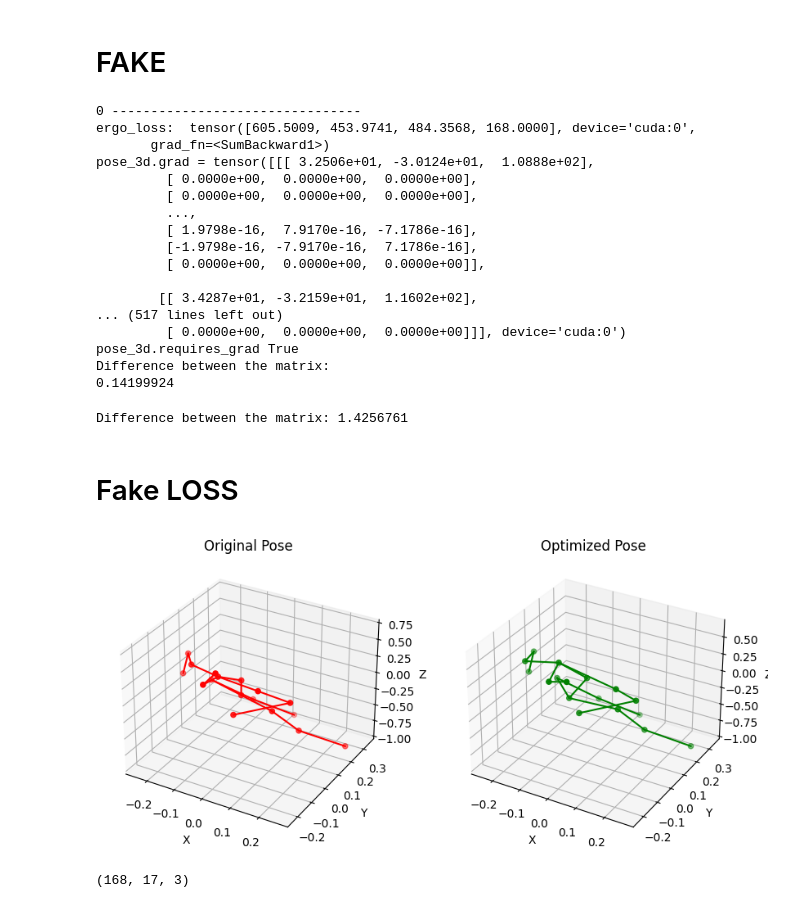
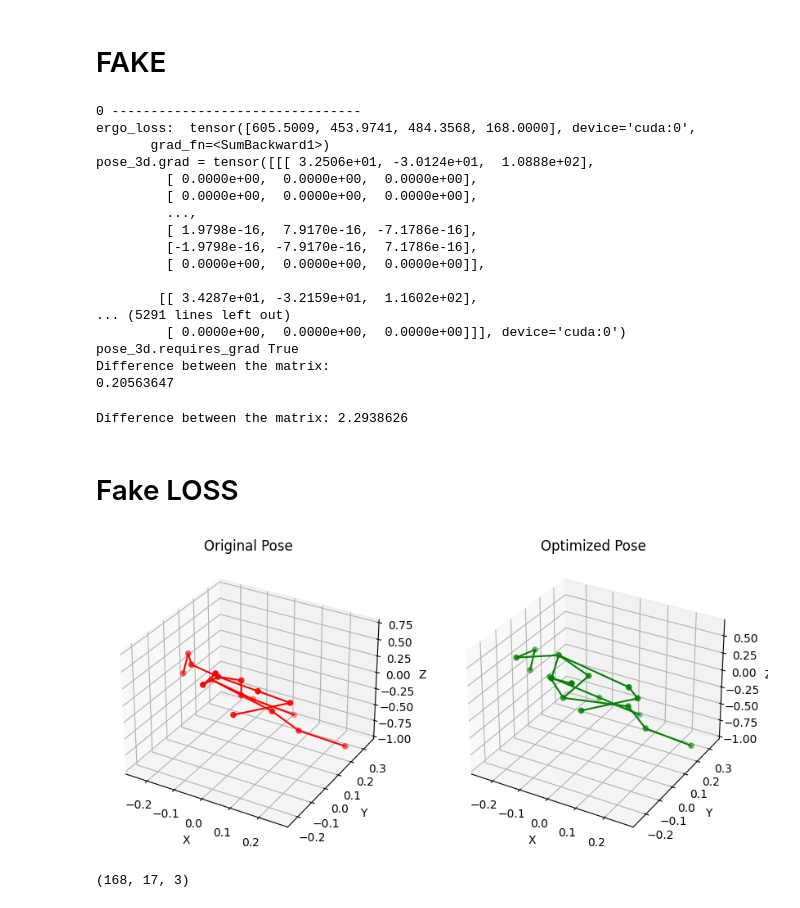
Before and after one commit to ZhuBit/corrective_ergonomics, a Jupyter notebook: pose_transfer.ipynb, the cells around one changed output. Drawn from its saved outputs; the diff is of its cells as text; code cells hidden in the pictures.

```diff
--- a/pose_transfer.ipynb
+++ b/pose_transfer.ipynb
@@ -152,7 +152,7 @@ def matrix_difference(matrix1, matrix2):
 
     return norm
 
-def optimize_pose(pose_3d_initial, fake_loss, lr=0.01, num_steps=10, print_interval=20):
+def optimize_pose(pose_3d_initial, fake_loss, lr=0.01, num_steps=100, print_interval=20):
 
     pose_3d = pose_3d_initial.clone().detach().requires_grad_(True)
 
@@ -213,16 +213,16 @@ pose_3d.grad = tensor([[[ 3.2506e+01, -3.0124e+01,  1.0888e+02],
          [ 0.0000e+00,  0.0000e+00,  0.0000e+00]],
 
         [[ 3.4287e+01, -3.2159e+01,  1.1602e+02],
-... (517 lines left out)
+... (5291 lines left out)
          [ 0.0000e+00,  0.0000e+00,  0.0000e+00]]], device='cuda:0')
 pose_3d.requires_grad True
 Difference between the matrix:
-0.14199924
+0.20563647
 # %%
 difference = matrix_difference( data_3d, optimized_pose)
 print("Difference between the matrix:", difference)
 # %% [output]
-Difference between the matrix: 1.4256761
+Difference between the matrix: 2.2938626
 # %% [markdown]
 # Fake LOSS
 # %%
@@ -367,35 +367,35 @@ def visualize_poses_in_video(original_pose, optimized_pose):
 
         # Plot for original pose in red
         x, y, z = original_pose[num, :, 0], original_pose[num, :, 2], -original_pose[num, :, 1]
         ax1.scatter(x, y, z, color='red')
         for pair in pairs:
             ax1.plot([x[pair[0]], x[pair[1]]], [y[pair[0]], y[pair[1]]], [z[pair[0]], z[pair[1]]], color='red')
         ax1.set_title('Original Pose')
         ax1.set_xlabel('X')
         ax1.set_ylabel('Y')
         ax1.set_zlabel('Z')
 
         # Plot for optimized pose in green
         x, y, z = optimized_pose[num, :, 0], optimized_pose[num, :, 2], -optimized_pose[num, :, 1]
         ax2.scatter(x, y, z, color='green')
         for pair in pairs:
             ax2.plot([x[pair[0]], x[pair[1]]], [y[pair[0]], y[pair[1]]], [z[pair[0]], z[pair[1]]], color='green')
         ax2.set_title('Optimized Pose')
         ax2.set_xlabel('X')
         ax2.set_ylabel('Y')
         ax2.set_zlabel('Z')
 
         return fig,
 
     # Create animation
     ani = animation.FuncAnimation(fig, update_graph, fargs=(original_pose, optimized_pose, pairs),
                                   frames=num_frames, interval=100, blit=False)
 
     # Save the animation as a video
-    ani.save('poses_comparison.mp4', writer='ffmpeg', fps=10)
+    ani.save('data/video_analasys/poses_comparison.mp4', writer='ffmpeg', fps=10)
 visualize_poses_in_video(data_3d, optimized_pose)
 # %% [output]
-[figure, old version]
+[figure, new version]
 # %%
 optimized_pose.shape
 # %% [output]
```
Also changed, not shown: 22 other files.
